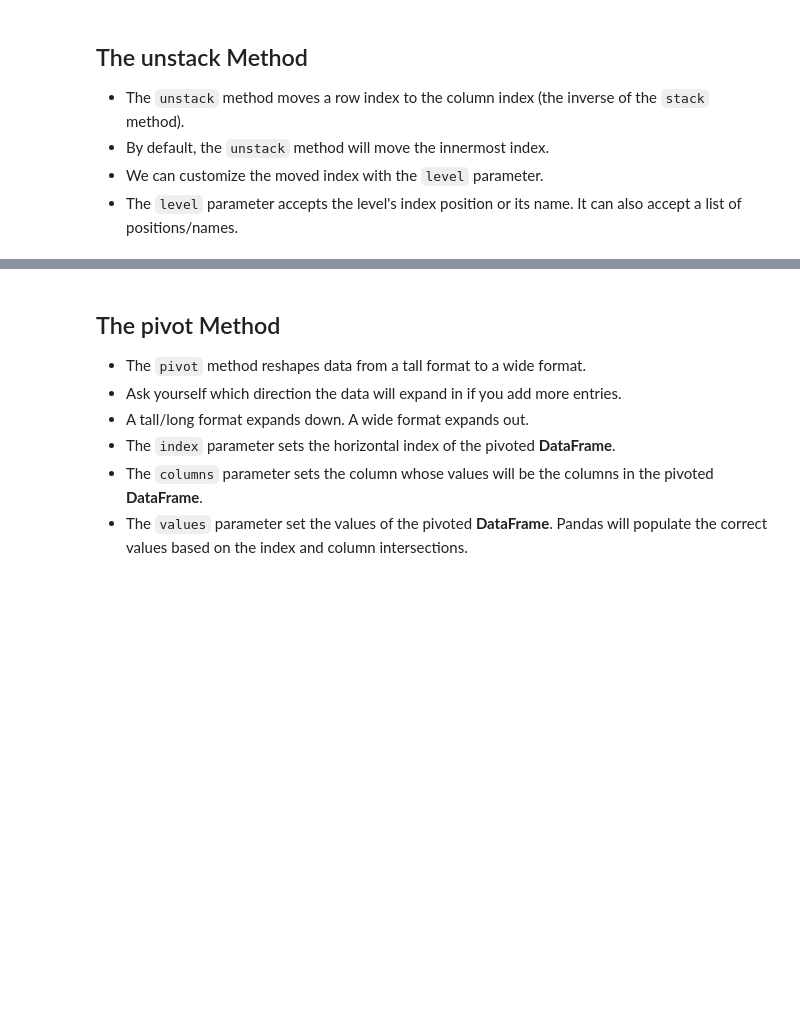
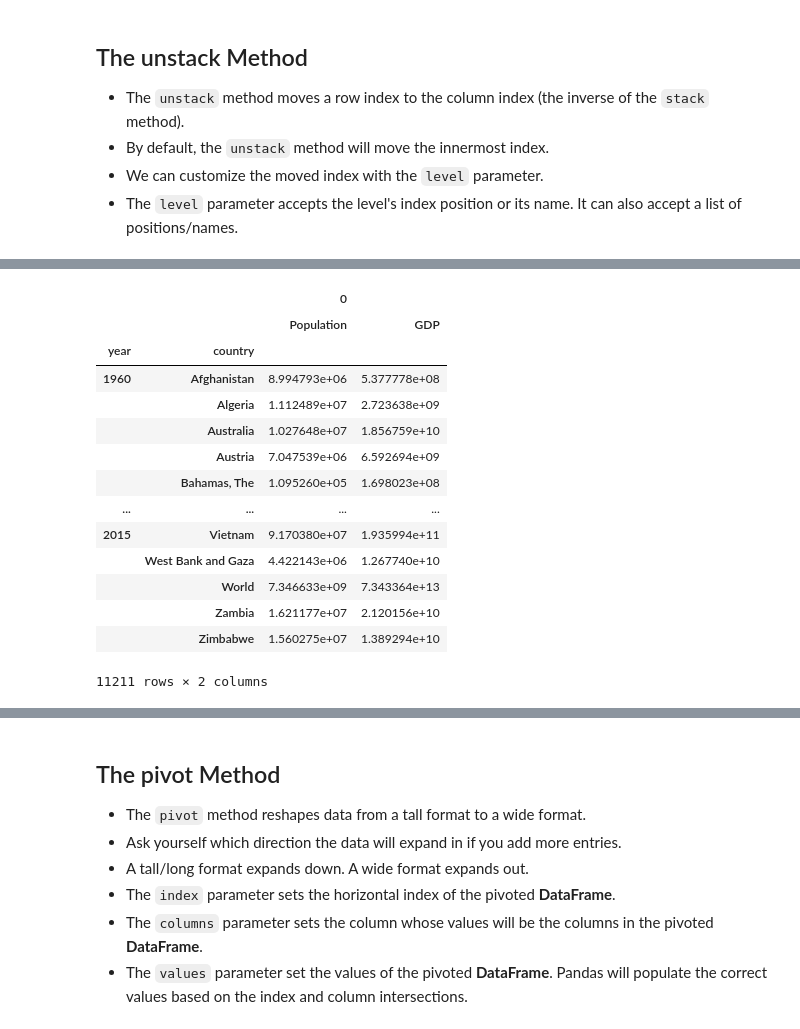
Before and after one commit to abhijeet-bhambere/pashkavers-pandas-trail, a Jupyter notebook: 08 - MultiIndex.ipynb, the cells around one changed output, grey strips where cells are left out. Saved outputs shown, nothing was run; the diff lists cells and outputs as text; code cells hidden in the pictures; blank space fills up the shorter version.

```diff
--- a/08 - MultiIndex.ipynb
+++ b/08 - MultiIndex.ipynb
@@ -438,0 +502,19 @@ pd.Series([1,2,3,4]).to_frame()
+# %%
+worldstats = worldstats.unstack()
+worldstats
+# %% [output]
+|  |  | 0 |  |
+|  |  | Population | GDP |
+| year | country |  |  |
+| 1960 | Afghanistan | 8.994793e+06 | 5.377778e+08 |
+|  | Algeria | 1.112489e+07 | 2.723638e+09 |
+|  | Australia | 1.027648e+07 | 1.856759e+10 |
+|  | Austria | 7.047539e+06 | 6.592694e+09 |
+|  | Bahamas, The | 1.095260e+05 | 1.698023e+08 |
+| ... | ... | ... | ... |
+| 2015 | Vietnam | 9.170380e+07 | 1.935994e+11 |
+|  | West Bank and Gaza | 4.422143e+06 | 1.267740e+10 |
+|  | World | 7.346633e+09 | 7.343364e+13 |
+|  | Zambia | 1.621177e+07 | 2.120156e+10 |
+|  | Zimbabwe | 1.560275e+07 | 1.389294e+10 |
+11211 rows × 2 columns
```
Also changed, not shown: parts of 11 cells of this notebook.
